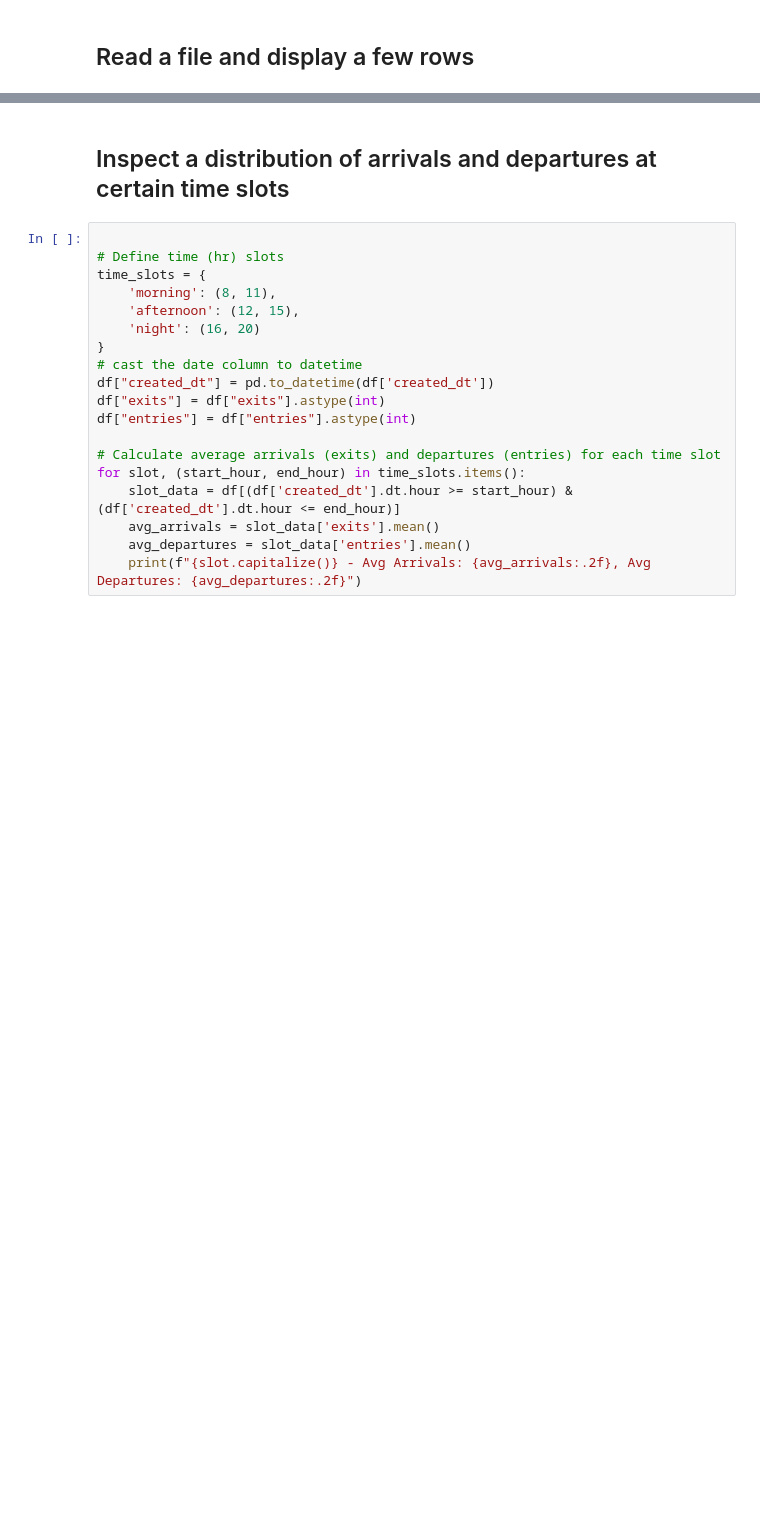
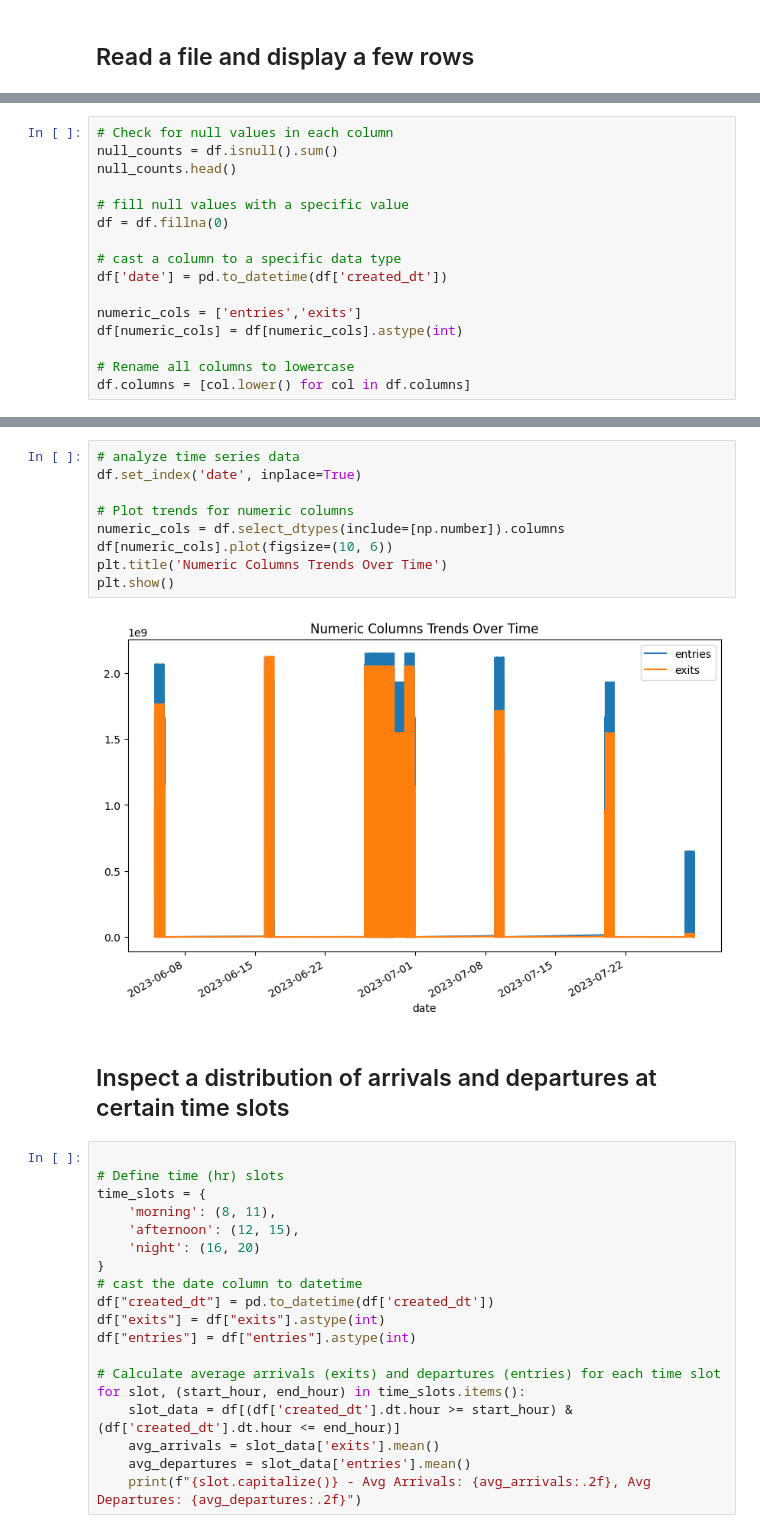
Before and after one commit to ozkary/data-engineering-mta-turnstile, a Jupyter notebook: Step5-Analysis/analysis.ipynb, the cells around one changed output, grey strips where cells are left out. Cells and saved outputs as stored; diff of their text form; blank space fills up the shorter version.

Commit message:
add the manufactoring charts

```diff
--- a/Step5-Analysis/analysis.ipynb
+++ b/Step5-Analysis/analysis.ipynb
@@ -27,0 +52,16 @@ from scipy.stats import pearsonr
+# %%
+# Check for null values in each column
+null_counts = df.isnull().sum()
+null_counts.head()
+
+# fill null values with a specific value
+df = df.fillna(0)
+
+# cast a column to a specific data type
+df['date'] = pd.to_datetime(df['created_dt'])
+
+numeric_cols = ['entries','exits']
+df[numeric_cols] = df[numeric_cols].astype(int)
+
+# Rename all columns to lowercase
+df.columns = [col.lower() for col in df.columns]
@@ -28,3 +99,14 @@ from scipy.stats import pearsonr
+# %%
+# analyze time series data
+df.set_index('date', inplace=True)
+
+# Plot trends for numeric columns
+numeric_cols = df.select_dtypes(include=[np.number]).columns
+df[numeric_cols].plot(figsize=(10, 6))
+plt.title('Numeric Columns Trends Over Time')
+plt.show()
+# %% [output]
+[figure, added]
 # %% [markdown]
 ## Inspect a distribution of arrivals and departures at certain time slots
 # %%
```
Also changed, not shown: parts of 6 cells of this notebook, 8 other files.
